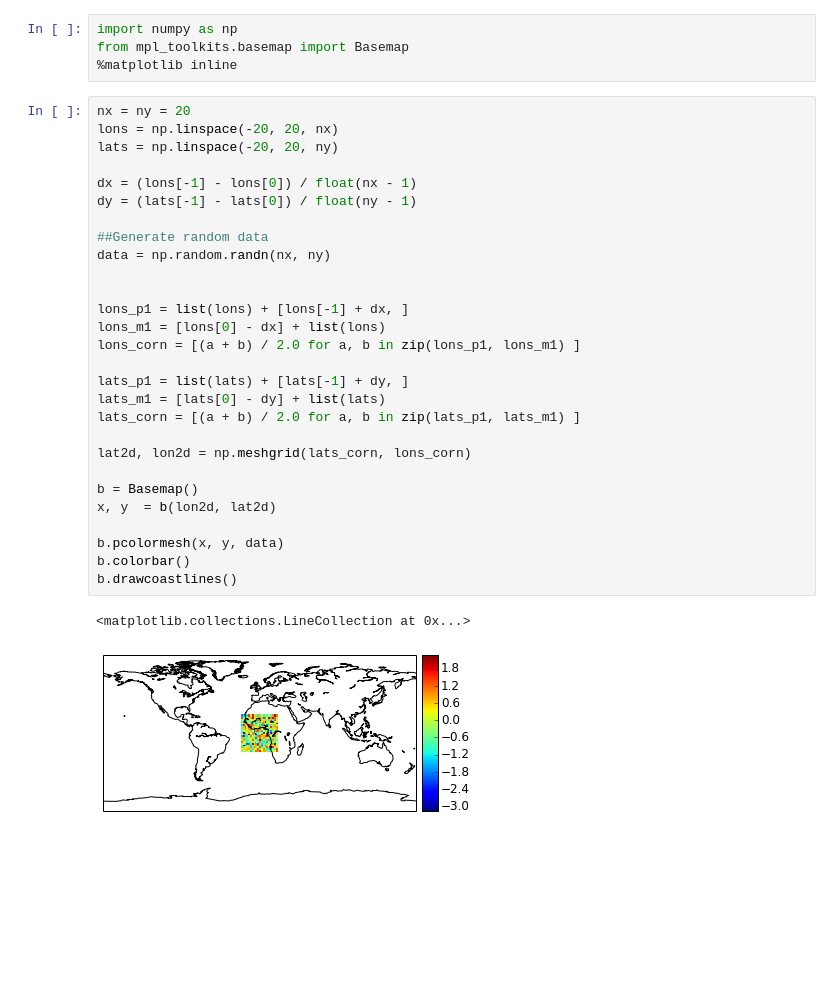
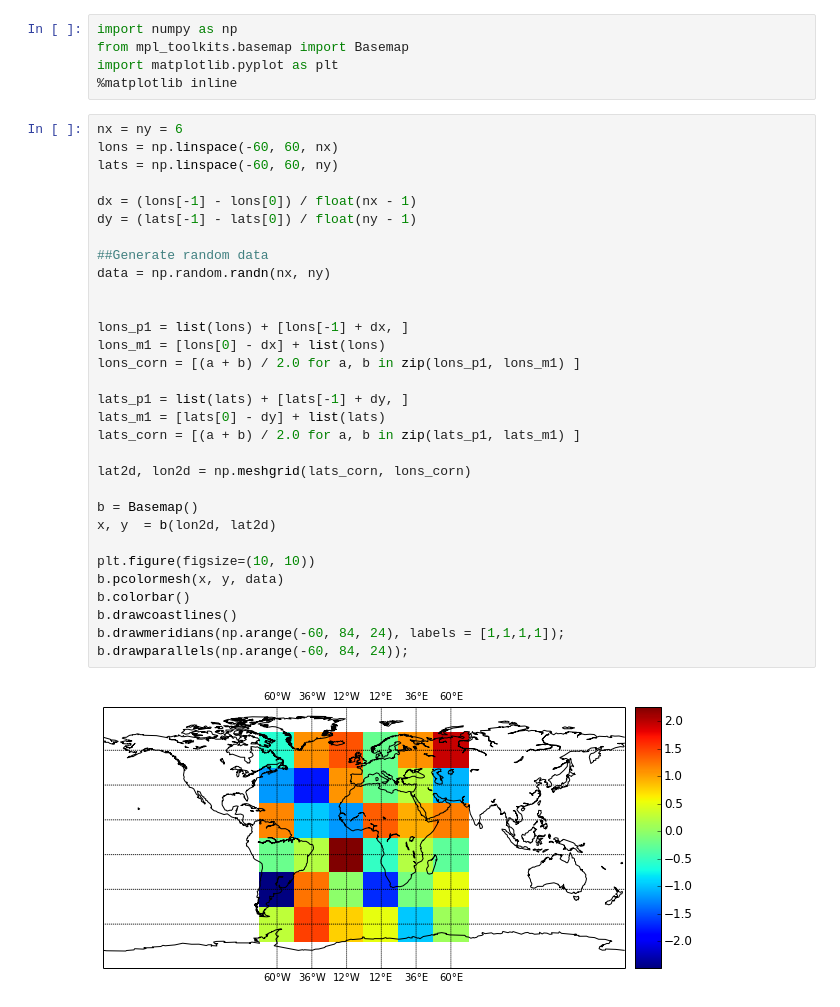
Before and after one commit to guziy/PyNotebooks, a Jupyter notebook: pcolormesh_example.ipynb, the cells around one changed output. Drawn from its saved outputs; the diff is of its cells as text; blank space fills up the shorter version.

```diff
--- a/pcolormesh_example.ipynb
+++ b/pcolormesh_example.ipynb
@@ -1,35 +1,38 @@
 # %%
 import numpy as np
 from mpl_toolkits.basemap import Basemap
+import matplotlib.pyplot as plt
 %matplotlib inline
 # %%
-nx = ny = 20
-lons = np.linspace(-20, 20, nx)
-lats = np.linspace(-20, 20, ny)
+nx = ny = 6
+lons = np.linspace(-60, 60, nx)
+lats = np.linspace(-60, 60, ny)
 
 dx = (lons[-1] - lons[0]) / float(nx - 1)
 dy = (lats[-1] - lats[0]) / float(ny - 1)
 
 ##Generate random data
 data = np.random.randn(nx, ny)
 
 
 lons_p1 = list(lons) + [lons[-1] + dx, ]
 lons_m1 = [lons[0] - dx] + list(lons)
 lons_corn = [(a + b) / 2.0 for a, b in zip(lons_p1, lons_m1) ]
 
 lats_p1 = list(lats) + [lats[-1] + dy, ]
 lats_m1 = [lats[0] - dy] + list(lats)
 lats_corn = [(a + b) / 2.0 for a, b in zip(lats_p1, lats_m1) ]
 
 lat2d, lon2d = np.meshgrid(lats_corn, lons_corn)
 
 b = Basemap()
 x, y  = b(lon2d, lat2d)
 
+plt.figure(figsize=(10, 10))
 b.pcolormesh(x, y, data)
 b.colorbar()
 b.drawcoastlines()
+b.drawmeridians(np.arange(-60, 84, 24), labels = [1,1,1,1]);
+b.drawparallels(np.arange(-60, 84, 24));
 # %% [output]
-<matplotlib.collections.LineCollection at 0x...>
-[figure, old version]
+[figure, new version]
```
